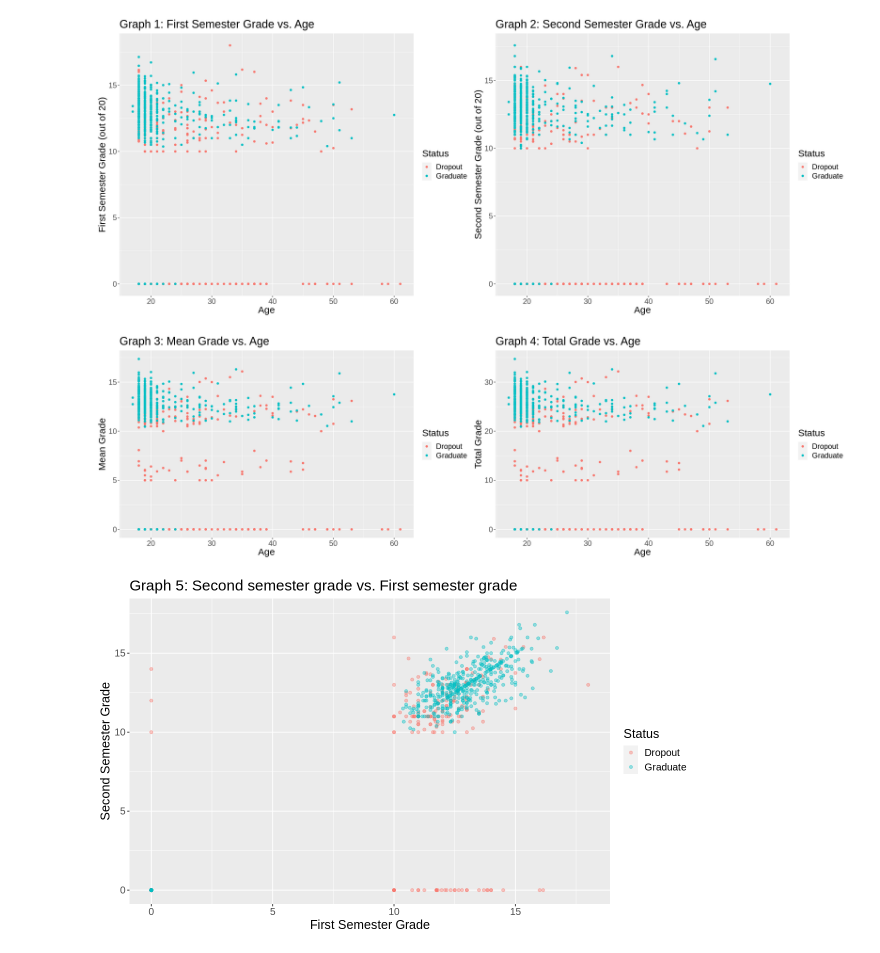
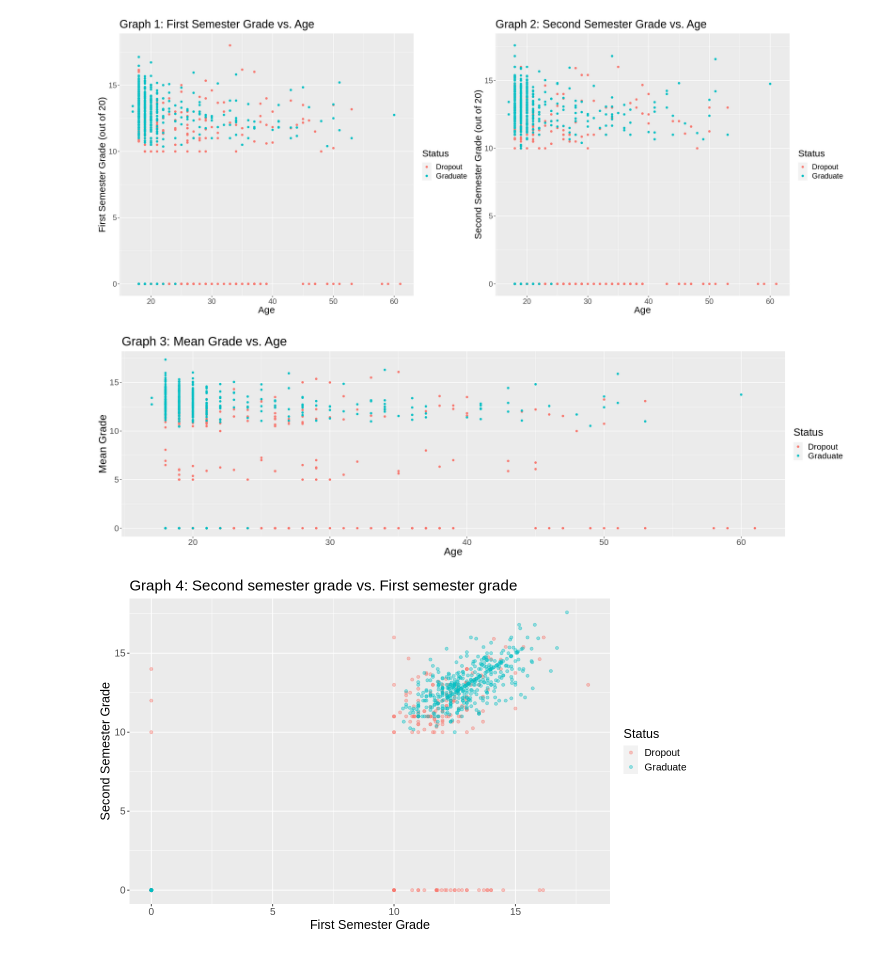
Before and after one commit to ekang27kc/dsci100-2023-T2-Group01-project, a Jupyter notebook: Project_Proposal.ipynb, the cells around one changed output. Cells and saved outputs as stored; diff of their text form; code cells hidden in the pictures.

```diff
--- a/Project_Proposal.ipynb
+++ b/Project_Proposal.ipynb
@@ -107,29 +107,17 @@ plot_grid(plot_one, plot_two)
 [figure]
 # %%
 # graph3: mean grade for the first and second semesters vs. age
-# graph4: sum of first and second semester grades vs. age
-
-# why do we have both graphs - they're bascially the same thing?
 
 options(repr.plot.width = 20, repr.plot.height = 6)
 
 mean_grade_plot <- data_train |>
     mutate(mean_sem_grade = (first_semester_grade + second_semester_grade) / 2) |>
     ggplot(aes(x = enrollment_age, y = mean_sem_grade, colour = status)) +
     geom_point() +
     labs(x = "Age", y = "Mean Grade", title = "Graph 3: Mean Grade vs. Age",
          colour = "Status") +
-    theme(text = element_text(size = 18))
-
-sum_grade_plot <- data_train |>
-    mutate(sum_sem_grade = first_semester_grade + second_semester_grade) |>
-    ggplot(aes(x = enrollment_age, y = sum_sem_grade, colour = status)) +
-    geom_point() +
-    labs(x = "Age", y = "Total Grade", title = "Graph 4: Total Grade vs. Age",
-         colour = "Status") +
-    theme(text = element_text(size = 18))
-
-plot_grid(mean_grade_plot, sum_grade_plot)
+    theme(text = element_text(size = 20))
+mean_grade_plot
 # %% [output]
-[figure, old version]
+[figure, new version]
 # %%
```
Also changed, not shown: parts of 2 cells of this notebook.
